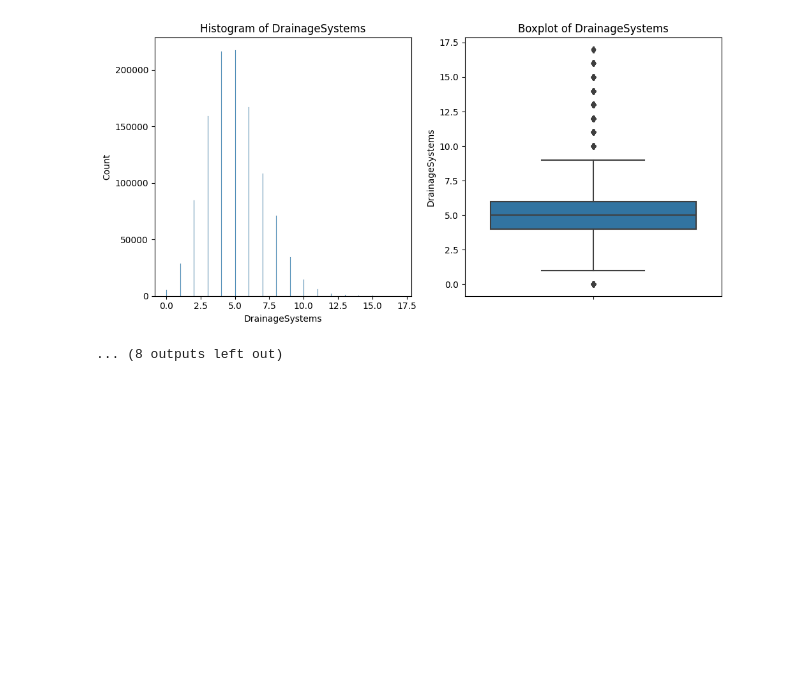
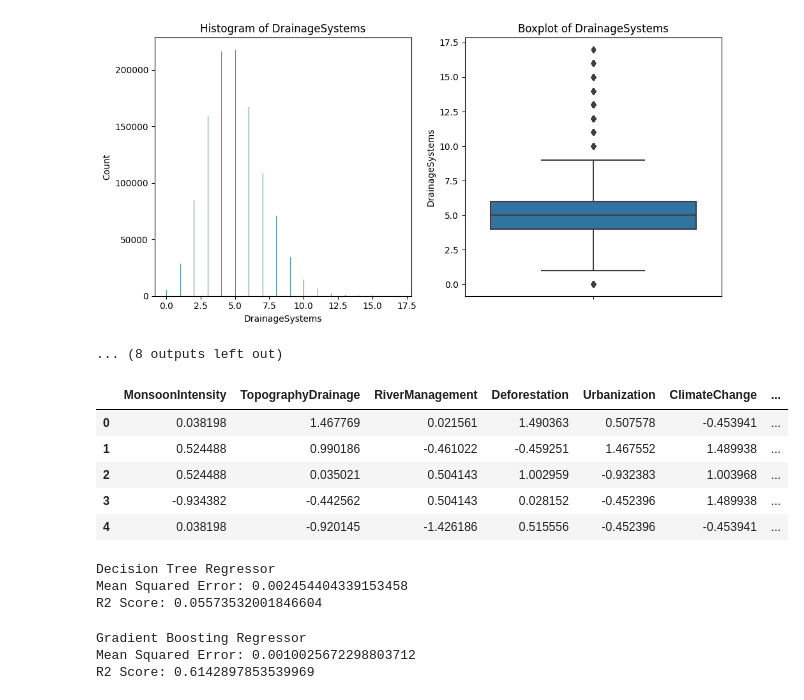
Before and after one commit to adhi1911/Kaggle_Competitions, a Jupyter notebook: FLood_Prediction_Regression/Flood_Prediction_Regression.ipynb, the cells around one changed output. Cells and saved outputs as stored; diff of their text form; code cells hidden in the pictures; blank space fills up the shorter version.

```diff
--- a/FLood_Prediction_Regression/Flood_Prediction_Regression.ipynb
+++ b/FLood_Prediction_Regression/Flood_Prediction_Regression.ipynb
@@ -125,3 +126,18 @@ for column in numerical_columns:
 [figure]
 [figure]
 ... (8 outputs left out)
+# %%
+X = df_train.drop(['FloodProbability'], axis=1)
+y = df_train['FloodProbability']
+# %%
+scaler = StandardScaler()
+X_scaled = scaler.fit_transform(X)
+X_scaled = pd.DataFrame(X_scaled, columns=X.columns)
+X_scaled.head()
+# %% [output]
+|  | MonsoonIntensity | TopographyDrainage | RiverManagement | Deforestation | Urbanization | ClimateChange | ... |
+| 0 | 0.038198 | 1.467769 | 0.021561 | 1.490363 | 0.507578 | -0.453941 | ... |
+| 1 | 0.524488 | 0.990186 | -0.461022 | -0.459251 | 1.467552 | 1.489938 | ... |
+| 2 | 0.524488 | 0.035021 | 0.504143 | 1.002959 | -0.932383 | 1.003968 | ... |
+| 3 | -0.934382 | -0.442562 | 0.504143 | 0.028152 | -0.452396 | 1.489938 | ... |
+| 4 | 0.038198 | -0.920145 | -1.426186 | 0.515556 | -0.452396 | -0.453941 | ... |
@@ -127,0 +147,26 @@ for column in numerical_columns:
+# %%
+#decision tree
+dt = DecisionTreeRegressor()
+dt.fit(X_train, y_train)
+y_pred = dt.predict(X_test)
+
+print('Decision Tree Regressor')
+print('Mean Squared Error:', mean_squared_error(y_test, y_pred))
+print('R2 Score:', r2_score(y_test, y_pred))
+# %% [output]
+Decision Tree Regressor
+Mean Squared Error: 0.002454404339153458
+R2 Score: 0.05573532001846604
+# %%
+#gradient boosting
+gb = GradientBoostingRegressor()
+gb.fit(X_train, y_train)
+y_pred = gb.predict(X_test)
+
+print('Gradient Boosting Regressor')
+print('Mean Squared Error:', mean_squared_error(y_test, y_pred))
+print('R2 Score:', r2_score(y_test, y_pred))
+# %% [output]
+Gradient Boosting Regressor
+Mean Squared Error: 0.0010025672298803712
+R2 Score: 0.6142897853539969
```
Also changed, not shown: parts of 7 cells of this notebook, 1 other file.
